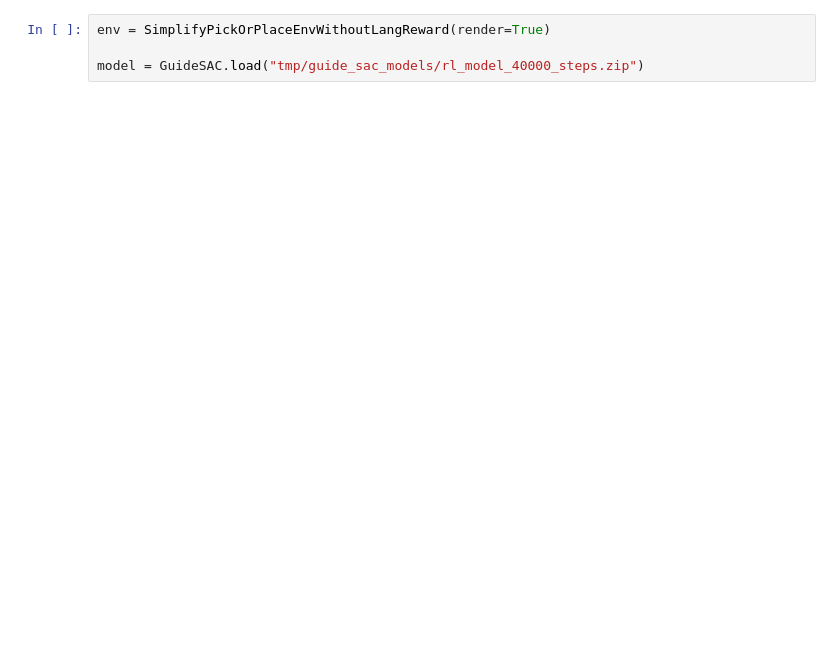
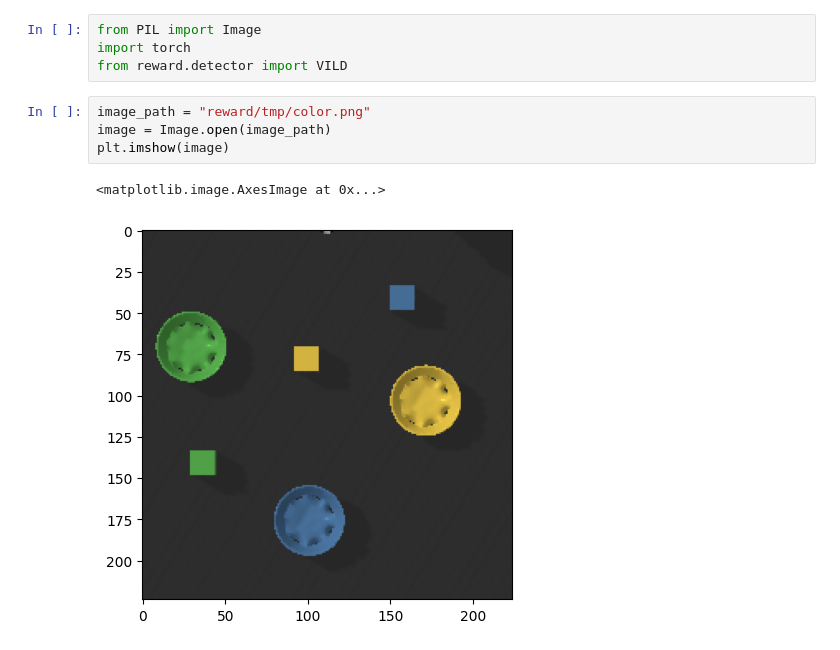
Before and after one commit to runyuma/RA, a Jupyter notebook: _.ipynb, the cells around one changed output. Saved outputs shown, nothing was run; the diff lists cells and outputs as text; blank space fills up the shorter version.

```diff
--- a/_.ipynb
+++ b/_.ipynb
@@ -19,4 +15,11 @@ device: cuda
-# %%
-env = SimplifyPickOrPlaceEnvWithoutLangReward(render=True)
-
-model = GuideSAC.load("tmp/guide_sac_models/rl_model_40000_steps.zip")
+# %%
+from PIL import Image
+import torch
+from reward.detector import VILD
+# %%
+image_path = "reward/tmp/color.png"
+image = Image.open(image_path)
+plt.imshow(image)
+# %% [output]
+<matplotlib.image.AxesImage at 0x...>
+[figure, added]
```
Also changed, not shown: parts of 4 cells of this notebook, 29 other files.
